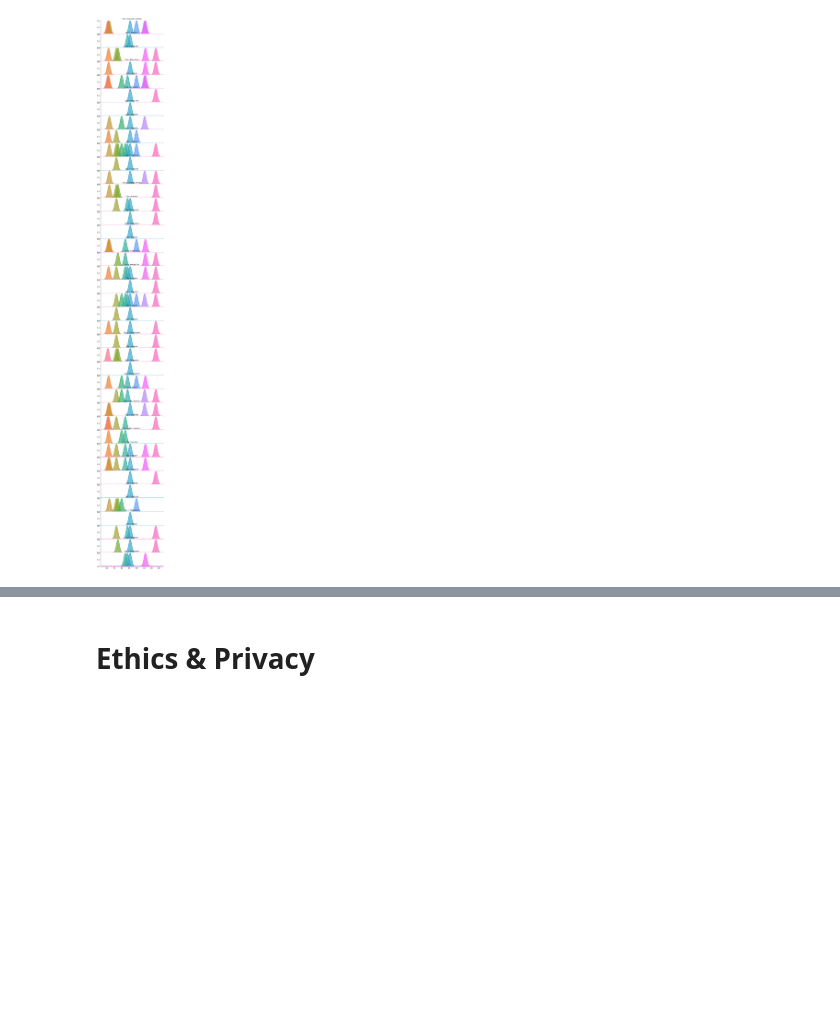
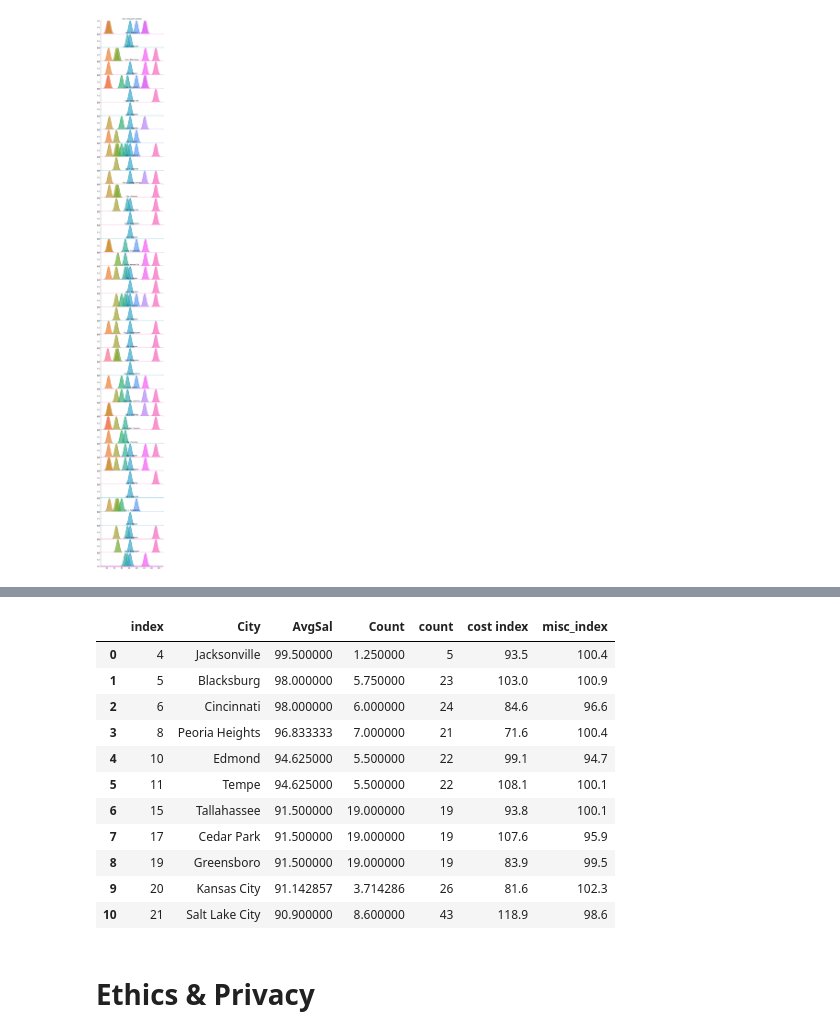
Before and after one commit to damehero/COGS108_Repo, a Jupyter notebook: FinalProject_group62.ipynb, the cells around one changed output, grey strips where cells are left out. Cells and saved outputs as stored; diff of their text form; code cells hidden in the pictures; blank space fills up the shorter version.

```diff
--- a/FinalProject_group62.ipynb
+++ b/FinalProject_group62.ipynb
@@ -497,3 +579,22 @@ ridge_plot.fig.subplots_adjust(hspace=-0.01)
+# %%
+merged = avg_sal.merge(df_lc, left_on = 'City', right_on = 'city').drop(columns = ['city'])
+# %%
+winners = merged[(merged.get('AvgSal') > 90) & (merged.get('misc_index') < 104)].reset_index()
+# %%
+winners
+# %% [output]
+|  | index | City | AvgSal | Count | count | cost index | misc_index |
+| 0 | 4 | Jacksonville | 99.500000 | 1.250000 | 5 | 93.5 | 100.4 |
+| 1 | 5 | Blacksburg | 98.000000 | 5.750000 | 23 | 103.0 | 100.9 |
+| 2 | 6 | Cincinnati | 98.000000 | 6.000000 | 24 | 84.6 | 96.6 |
+| 3 | 8 | Peoria Heights | 96.833333 | 7.000000 | 21 | 71.6 | 100.4 |
+| 4 | 10 | Edmond | 94.625000 | 5.500000 | 22 | 99.1 | 94.7 |
+| 5 | 11 | Tempe | 94.625000 | 5.500000 | 22 | 108.1 | 100.1 |
+| 6 | 15 | Tallahassee | 91.500000 | 19.000000 | 19 | 93.8 | 100.1 |
+| 7 | 17 | Cedar Park | 91.500000 | 19.000000 | 19 | 107.6 | 95.9 |
+| 8 | 19 | Greensboro | 91.500000 | 19.000000 | 19 | 83.9 | 99.5 |
+| 9 | 20 | Kansas City | 91.142857 | 3.714286 | 26 | 81.6 | 102.3 |
+| 10 | 21 | Salt Lake City | 90.900000 | 8.600000 | 43 | 118.9 | 98.6 |
 # %% [markdown]
 # Ethics & Privacy
 # %% [markdown]
```
Also changed, not shown: parts of 22 cells of this notebook.
